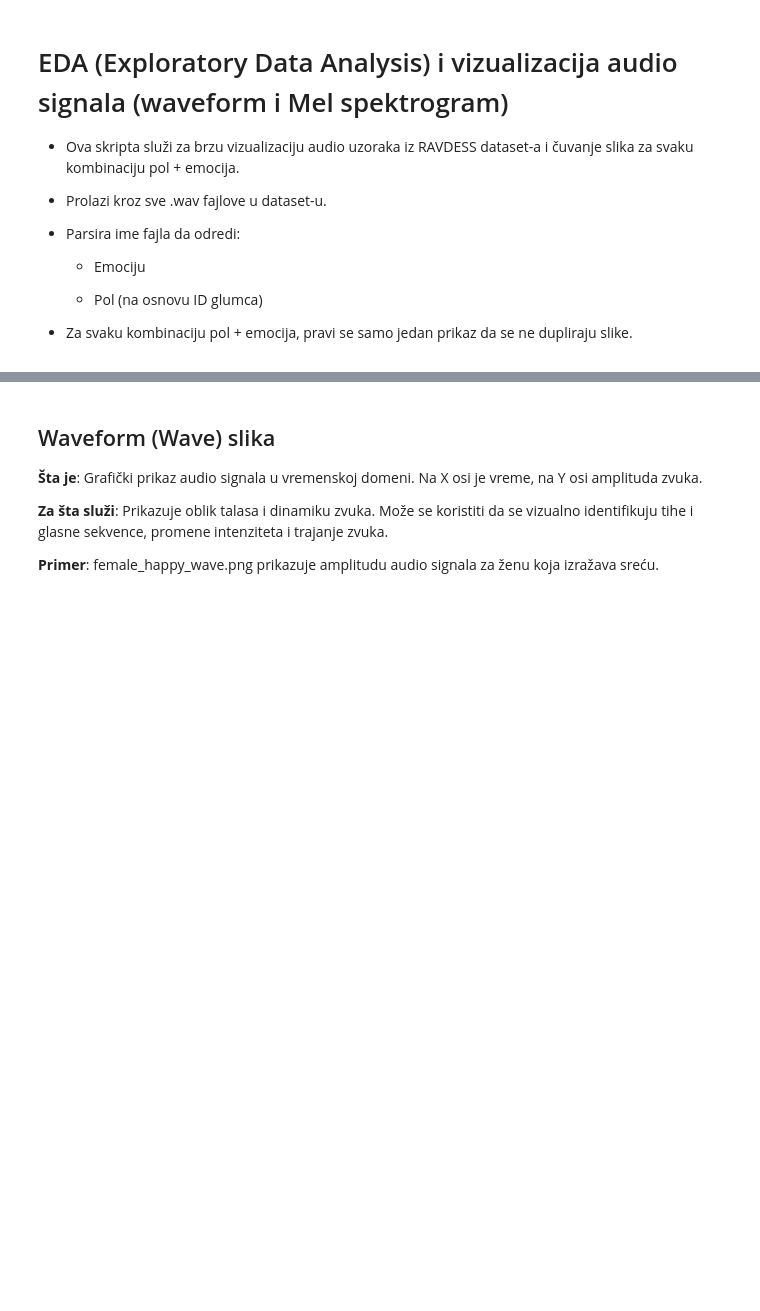
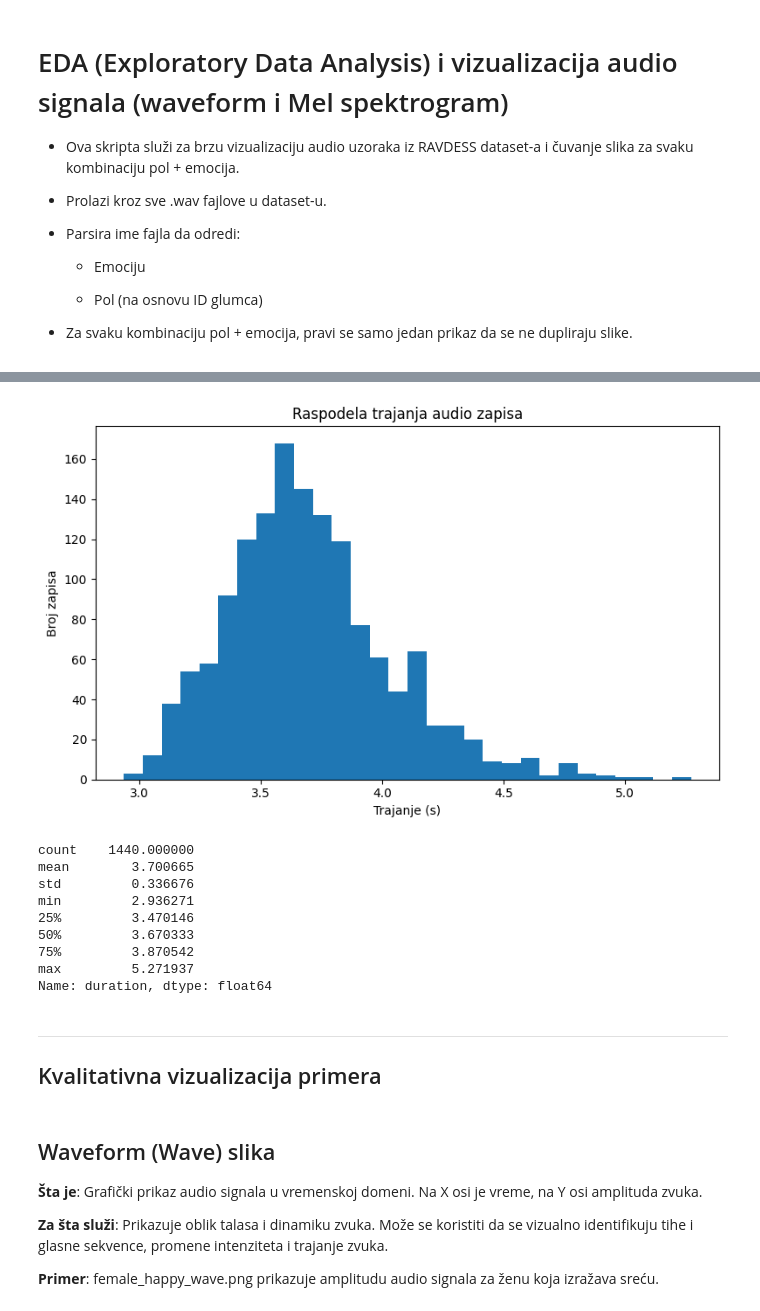
Before and after one commit to andjelavostic/emotion-detector, a Jupyter notebook: eda_visualzation.ipynb, the cells around one changed output, grey strips where cells are left out. Drawn from its saved outputs; the diff is of its cells as text; code cells hidden in the pictures; blank space fills up the shorter version.

```diff
--- a/eda_visualzation.ipynb
+++ b/eda_visualzation.ipynb
@@ -15,3 +101,35 @@
+# %%
+import librosa
+from tqdm.auto import tqdm
+
+durations = [librosa.get_duration(path=p) for p in tqdm(df_labels["path"], desc="Merenje trajanja")]
+df_labels["duration"] = durations
+
+plt.figure(figsize=(8, 5))
+plt.hist(df_labels["duration"], bins=30)
+plt.title("Raspodela trajanja audio zapisa")
+plt.xlabel("Trajanje (s)")
+plt.ylabel("Broj zapisa")
+plt.tight_layout()
+plt.savefig("visualization/eda_photos/duration_distribution.png")
+plt.show()
+
+print(df_labels["duration"].describe())
+# %% [output]
+[figure, added]
+count    1440.000000
+mean        3.700665
+std         0.336676
+min         2.936271
+25%         3.470146
+50%         3.670333
+75%         3.870542
+max         5.271937
+Name: duration, dtype: float64
+# %% [markdown]
+---
+
+## Kvalitativna vizualizacija primera
 # %% [markdown]
 ## Waveform (Wave) slika
 
```
Also changed, not shown: parts of 8 cells of this notebook, 15 other files.
